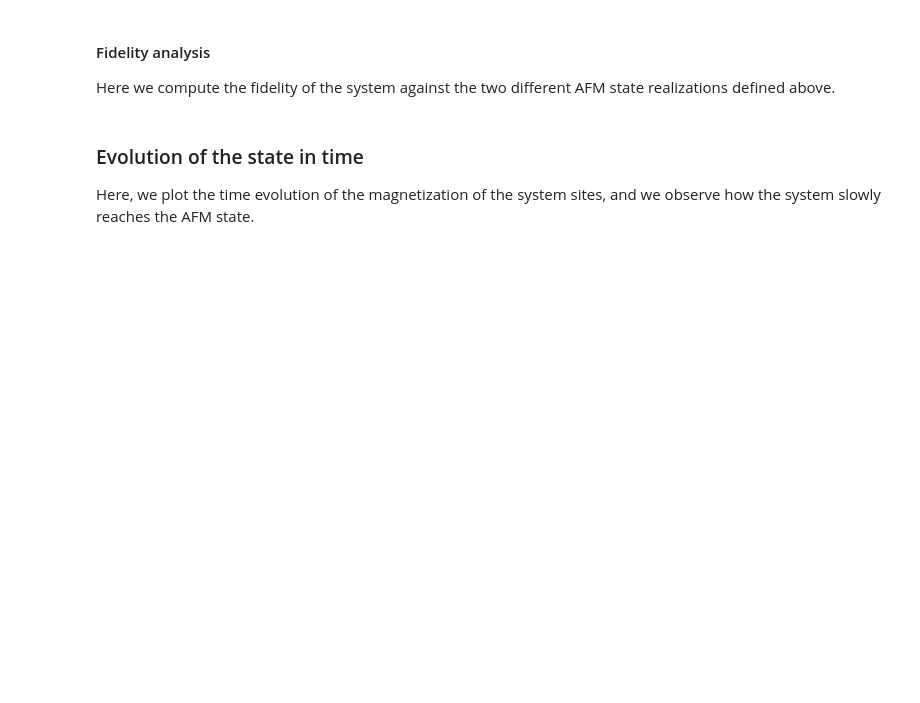
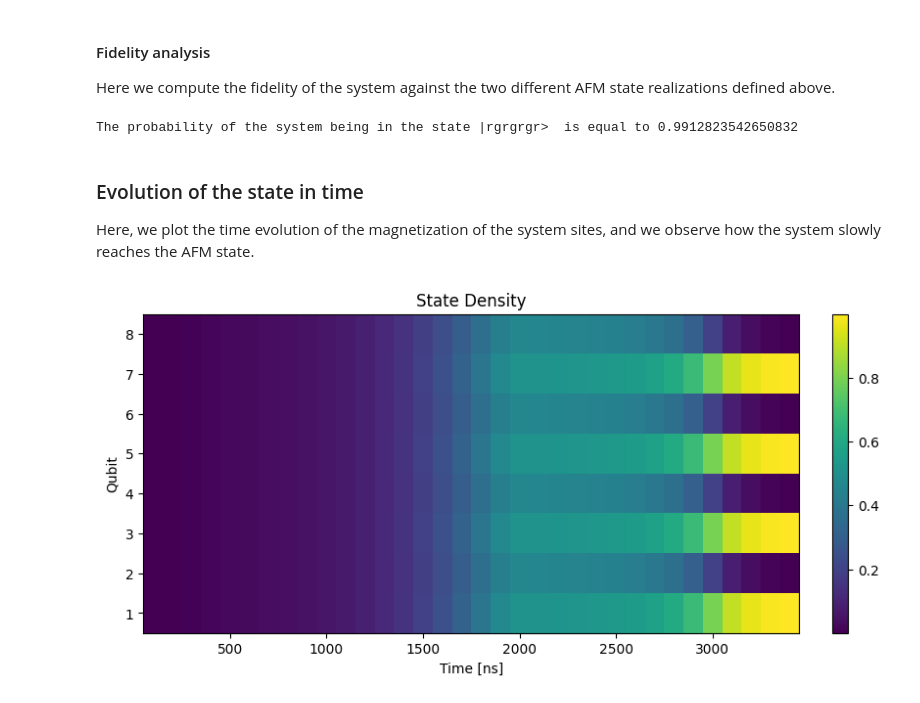
Before and after one commit to pasqal-io/emulators, a Jupyter notebook: docs/emu_mps/notebooks/dmrg_usecase.ipynb, the cells around one changed output. Saved outputs shown, nothing was run; the diff lists cells and outputs as text; code cells hidden in the pictures; blank space fills up the shorter version.

```diff
--- a/docs/emu_mps/notebooks/dmrg_usecase.ipynb
+++ b/docs/emu_mps/notebooks/dmrg_usecase.ipynb
@@ -86,8 +86,7 @@ def afm_sequence_from_register(
     This function constructs a sequence of pulses to transition a system of qubits
     distributed in a 1d chain (represented by `reg`) into an AFM state using a specified device.
     The sequence consists of three phases: a rise, a sweep, and a fall.
-    For more information, check Pulser
-    [tutorial](https://pulser.readthedocs.io/en/stable/tutorials/afm_prep.html)."""
+    For more information, check [arxiv article](https://arxiv.org/abs/1711.01185) ."""
 
     t_sweep = (delta_f - delta_0) / (2 * np.pi * 10) * 1000 * factor_sweep
     rise = pulser.Pulse.ConstantDetuning(
@@ -342,13 +347,13 @@ with plt.style.context("seaborn-v0_8-darkgrid"):
 
 Here we compute the fidelity of the system against the two different AFM state realizations defined above.
 # %%
-fidelity_pure = results.get_result(fidelity_mps_pure,1.0)
+fidelity_pure = results.get_result(fidelity_mps_pure, 1.0)
 
 print(
-    "The fidelity computed for the system final state against the pure state |rgrgrgr> is {}.\nThe probability of the system being in that state is equal to {} ".format(
-        fidelity_pure, abs(fidelity_pure) ** 2
-    )
+    "The probability of the system being in the state |rgrgrgr>  is equal to {} ".format(fidelity_pure)
 )
+# %% [output]
+The probability of the system being in the state |rgrgrgr>  is equal to 0.9912823542650832
 # %% [markdown]
 ### Evolution of the state in time
 
@@ -356,14 +361,21 @@ Here, we plot the time evolution of the magnetization of the system sites, and w
 # %%
 magnetization_values = np.array(list(results.occupation))
 magnetization_times = results.get_result_times(density)
+# %%
+# rescaling the time
+real_times = []
+for time in magnetization_times:
+    real_times.append(time * seq.get_duration())
 # %%
 fig, ax = plt.subplots(figsize=(8, 4), layout="constrained")
 
 num_time_points, positions = magnetization_values.shape
 x, y = np.meshgrid(np.arange(num_time_points), np.arange(1, positions + 1))
-im = plt.pcolormesh(magnetization_times, y, magnetization_values.T, shading="auto")
+im = plt.pcolormesh(real_times, y, magnetization_values.T, shading="auto")
 ax.set_xlabel("Time [ns]")
 ax.set_ylabel("Qubit")
 ax.set_title("State Density")
 ax.set_yticks(np.arange(1, positions + 1))
 cb = fig.colorbar(im, ax=ax)
+# %% [output]
+[figure, added]
```
Also changed, not shown: parts of 16 cells of this notebook, 31 other files.
